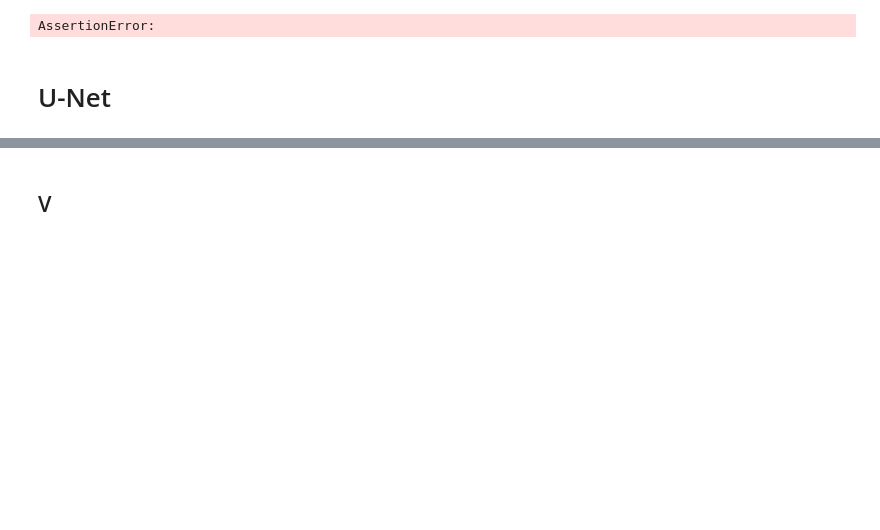
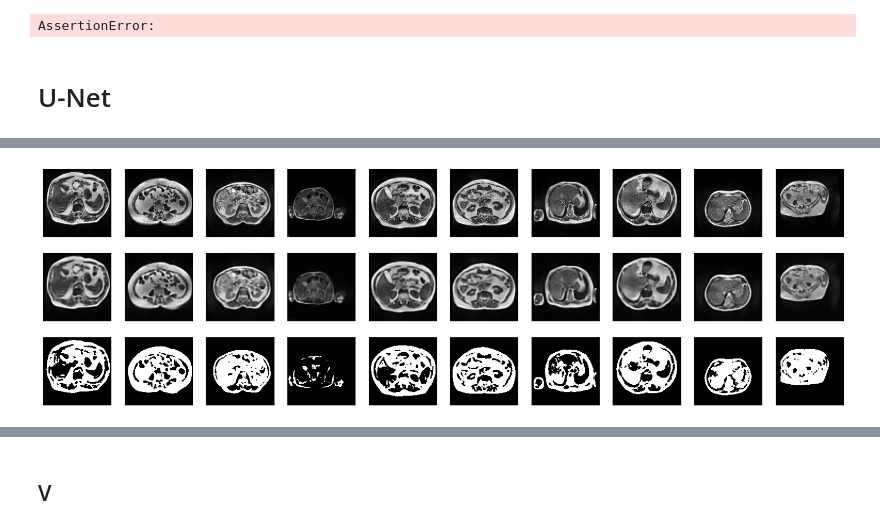
Before and after one commit to arahjou/U_NET_GI_Segmentation, a Jupyter notebook: Unsupervised/Ali_Self_supervised.ipynb, the cells around one changed output, grey strips where cells are left out. Drawn from its saved outputs; the diff is of its cells as text; code cells hidden in the pictures; blank space fills up the shorter version.

```diff
--- a/Unsupervised/Ali_Self_supervised.ipynb
+++ b/Unsupervised/Ali_Self_supervised.ipynb
@@ -509,0 +556,38 @@ KeyboardInterrupt:
+# %%
+import matplotlib.pyplot as plt
+import numpy as np
+
+def predict_and_create_masks(images, model, threshold=0.3):
+    predicted_images = model.predict(images)
+    masks = predicted_images > threshold
+    masks = masks.astype(np.uint8)
+    return masks
+
+def plot_images(original_images, reconstructed_images, masks):
+    n = min(10, len(original_images))  # Adapt number of images to dataset size
+    plt.figure(figsize=(20, 6))
+    for i in range(n):
+        # Original image
+        ax = plt.subplot(3, n, i + 1)
+        plt.imshow(original_images[i].squeeze(), cmap='gray')
+        ax.get_xaxis().set_visible(False)
+        ax.get_yaxis().set_visible(False)
+
+        # Reconstructed image
+        ax = plt.subplot(3, n, i + 1 + n)
+        plt.imshow(reconstructed_images[i].squeeze(), cmap='gray')
+        ax.get_xaxis().set_visible(False)
+        ax.get_yaxis().set_visible(False)
+
+        # Mask
+        ax = plt.subplot(3, n, i + 1 + 2 * n)
+        plt.imshow(masks[i].squeeze(), cmap='gray')
+        ax.get_xaxis().set_visible(False)
+        ax.get_yaxis().set_visible(False)
+    plt.show()
+
+# Prediction and Visualization
+predicted_val_images = autoencoder.predict(X_val)
+val_masks = predict_and_create_masks(X_val, autoencoder)
+plot_images(X_val, predicted_val_images, val_masks)
+# %% [output]
@@ -509,0 +596 @@ KeyboardInterrupt:
+[figure, added]
```
Also changed, not shown: parts of 4 cells of this notebook, 1 other file.
